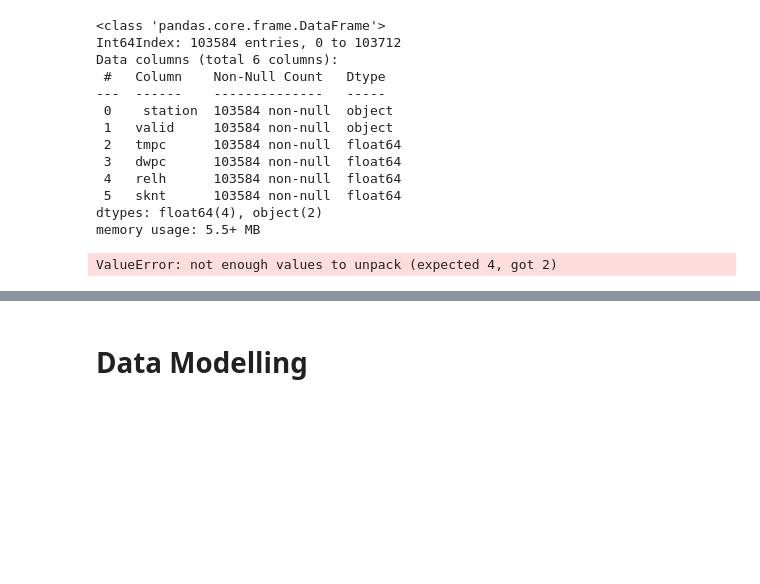
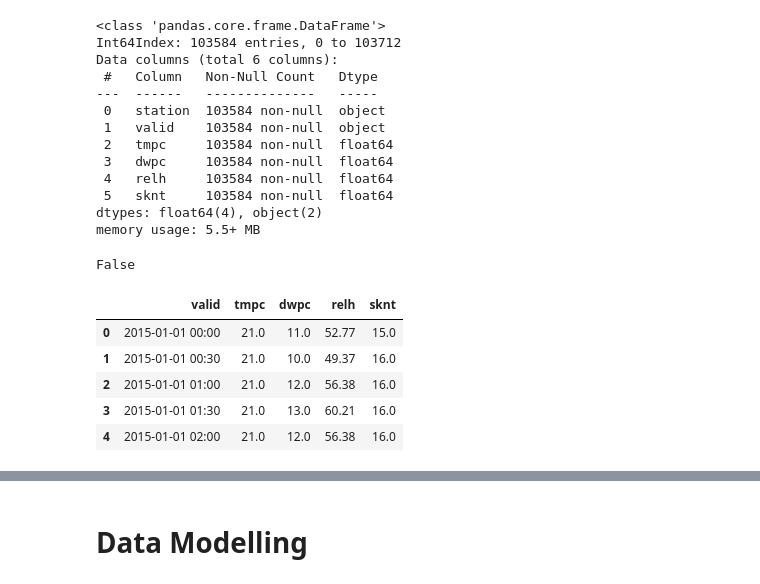
Before and after one commit to RuiGene/2022-Phase-2, a Jupyter notebook: 3. Data Science/submission.ipynb, the cells around one changed output, grey strips where cells are left out. Saved outputs shown, nothing was run; the diff lists cells and outputs as text; code cells hidden in the pictures; blank space fills up the shorter version.

```diff
--- a/3. Data Science/submission.ipynb
+++ b/3. Data Science/submission.ipynb
@@ -131,7 +131,19 @@ Data columns (total 6 columns):
 dtypes: float64(4), object(2)
 memory usage: 5.5+ MB
+# %%
+#Checking whether or not the stations column contains anything other than NZAA
+print('NZAA' not in set(dataset['station']))
+#As it returns false, it means all the data comes from station NZAA, so we can drop that column as its constant
+dataset.drop(columns=['station'], inplace=True)
+dataset.head()
+# %% [output]
+False
+|  | valid | tmpc | dwpc | relh | sknt |
+| 0 | 2015-01-01 00:00 | 21.0 | 11.0 | 52.77 | 15.0 |
+| 1 | 2015-01-01 00:30 | 21.0 | 10.0 | 49.37 | 16.0 |
+| 2 | 2015-01-01 01:00 | 21.0 | 12.0 | 56.38 | 16.0 |
+| 3 | 2015-01-01 01:30 | 21.0 | 13.0 | 60.21 | 16.0 |
+| 4 | 2015-01-01 02:00 | 21.0 | 12.0 | 56.38 | 16.0 |
 # %%
 from sklearn.model_selection import train_test_split
-x_train, x_test, y_train, y_test = train_test_split(dataset, test_size = 0.2)
+x_train, x_test, y_train, y_test = train_test_split(dataset, dataset[['tmpc', 'dwpc', 'relh', 'sknt']], test_size = 0.2)
-# %% [output]
-ValueError: not enough values to unpack (expected 4, got 2)
```
Also changed, not shown: parts of 6 cells of this notebook.
